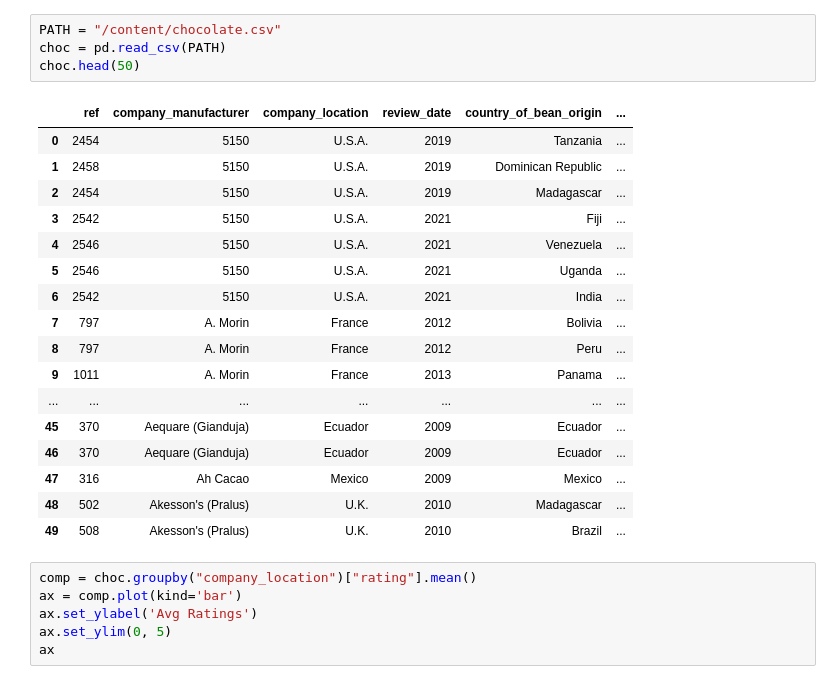
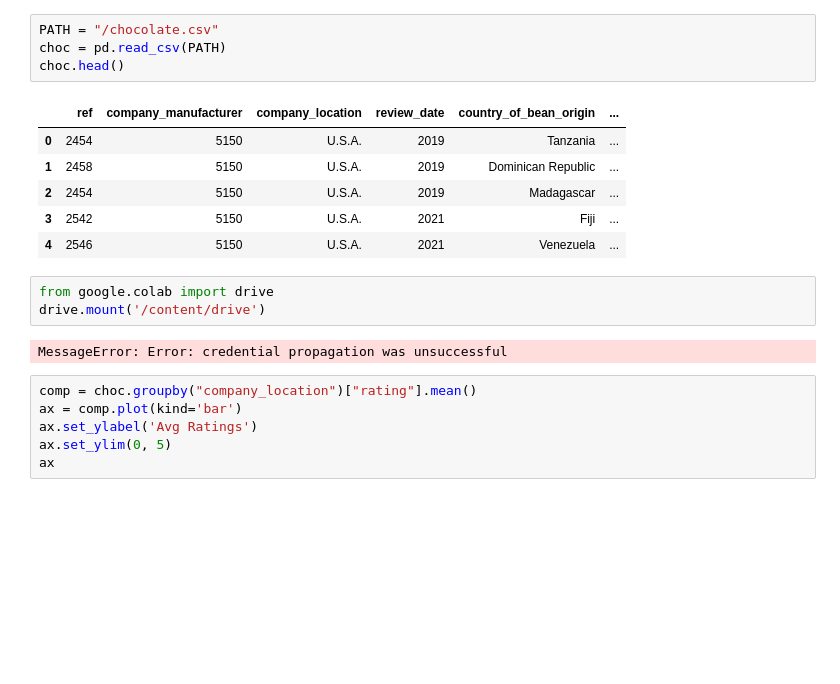
Before and after one commit to leeale2023/BA305_A9-, a Jupyter notebook: chocolate_analysis.ipynb, the cells around one changed output. Drawn from its saved outputs; the diff is of its cells as text; blank space fills up the shorter version.

```diff
--- a/chocolate_analysis.ipynb
+++ b/chocolate_analysis.ipynb
@@ -17,25 +16,19 @@ ModuleNotFoundError: No module named 'sklearn.processing'
 # %%
-PATH = "/content/chocolate.csv"
+PATH = "/chocolate.csv"
 choc = pd.read_csv(PATH)
-choc.head(50)
+choc.head()
 # %% [output]
 |  | ref | company_manufacturer | company_location | review_date | country_of_bean_origin | ... |
 | 0 | 2454 | 5150 | U.S.A. | 2019 | Tanzania | ... |
 | 1 | 2458 | 5150 | U.S.A. | 2019 | Dominican Republic | ... |
 | 2 | 2454 | 5150 | U.S.A. | 2019 | Madagascar | ... |
 | 3 | 2542 | 5150 | U.S.A. | 2021 | Fiji | ... |
 | 4 | 2546 | 5150 | U.S.A. | 2021 | Venezuela | ... |
-| 5 | 2546 | 5150 | U.S.A. | 2021 | Uganda | ... |
-| 6 | 2542 | 5150 | U.S.A. | 2021 | India | ... |
-| 7 | 797 | A. Morin | France | 2012 | Bolivia | ... |
-| 8 | 797 | A. Morin | France | 2012 | Peru | ... |
-| 9 | 1011 | A. Morin | France | 2013 | Panama | ... |
-| ... | ... | ... | ... | ... | ... | ... |
-| 45 | 370 | Aequare (Gianduja) | Ecuador | 2009 | Ecuador | ... |
-| 46 | 370 | Aequare (Gianduja) | Ecuador | 2009 | Ecuador | ... |
-| 47 | 316 | Ah Cacao | Mexico | 2009 | Mexico | ... |
-| 48 | 502 | Akesson's (Pralus) | U.K. | 2010 | Madagascar | ... |
-| 49 | 508 | Akesson's (Pralus) | U.K. | 2010 | Brazil | ... |
+# %%
+from google.colab import drive
+drive.mount('/content/drive')
+# %% [output]
+MessageError: Error: credential propagation was unsuccessful
 # %%
 comp = choc.groupby("company_location")["rating"].mean()
 ax = comp.plot(kind='bar')
```
Also changed, not shown: parts of 4 cells of this notebook.
